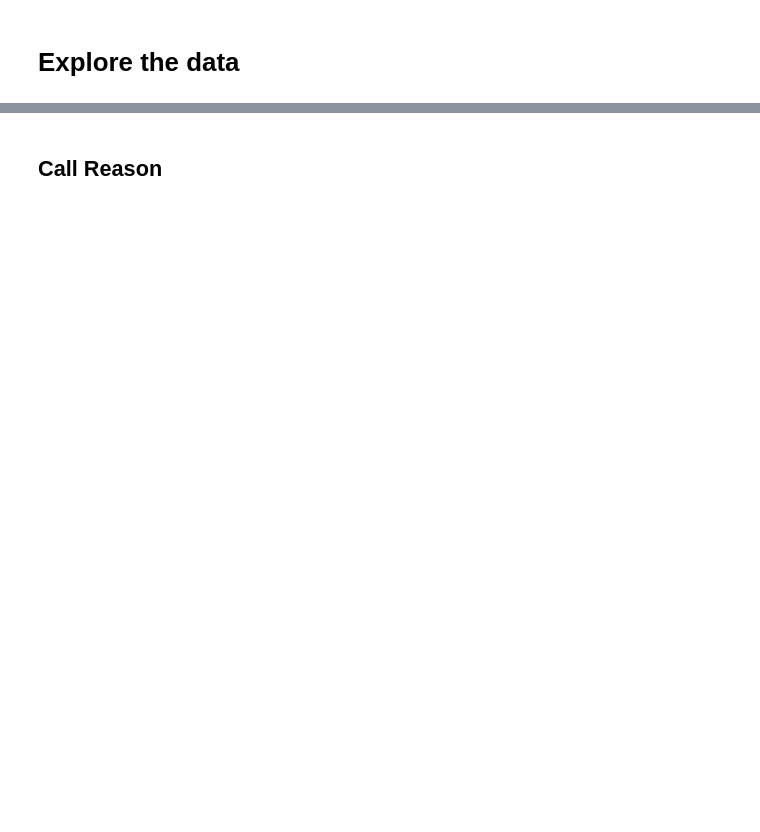
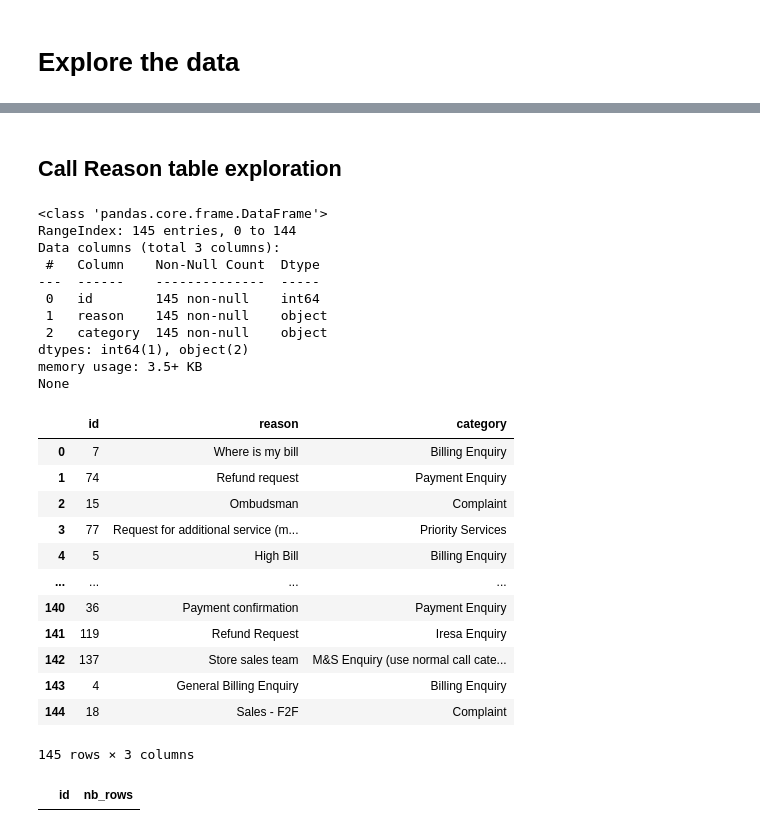
Before and after one commit to Abitben/octopus_case, a Jupyter notebook: Exploration.ipynb, the cells around one changed output, grey strips where cells are left out. Saved outputs shown, nothing was run; the diff lists cells and outputs as text; code cells hidden in the pictures; blank space fills up the shorter version.

Commit message:
exploration complete. To do : add some insight

```diff
--- a/Exploration.ipynb
+++ b/Exploration.ipynb
@@ -370,6 +32,63 @@ def get_dataframe(query):
   return df
 # %% [markdown]
-## Call Reason
+## Call Reason table exploration
+# %%
+# No limit because I want to see if there is null values
+
+query = """
+SELECT
+  *
+FROM
+  dev.raw_data.call_reason
+"""
+
+df = get_dataframe(query)
+print(df.info())
+df
+# %% [output]
+<class 'pandas.core.frame.DataFrame'>
+RangeIndex: 145 entries, 0 to 144
+Data columns (total 3 columns):
+ #   Column    Non-Null Count  Dtype
+---  ------    --------------  -----
+ 0   id        145 non-null    int64
+ 1   reason    145 non-null    object
+ 2   category  145 non-null    object
+dtypes: int64(1), object(2)
+memory usage: 3.5+ KB
+None
+|  | id | reason | category |
+| 0 | 7 | Where is my bill | Billing Enquiry |
+| 1 | 74 | Refund request | Payment Enquiry |
+| 2 | 15 | Ombudsman | Complaint |
+| 3 | 77 | Request for additional service (m... | Priority Services |
+| 4 | 5 | High Bill | Billing Enquiry |
+| ... | ... | ... | ... |
+| 140 | 36 | Payment confirmation | Payment Enquiry |
+| 141 | 119 | Refund Request | Iresa Enquiry |
+| 142 | 137 | Store sales team | M&S Enquiry (use normal call cate... |
+| 143 | 4 | General Billing Enquiry | Billing Enquiry |
+| 144 | 18 | Sales - F2F | Complaint |
+145 rows × 3 columns
+# %%
+# Primary key is the call_reason_id
+
+query = """
+SELECT
+  id
+  ,count(*) as nb_rows
+FROM
+  dev.raw_data.call_reason
+GROUP BY
+  id
+HAVING
+  nb_rows > 1
+"""
+
+df = get_dataframe(query)
+df
+# %% [output]
+|  | id | nb_rows |
 # %%
 query = """
 SELECT
```
Also changed, not shown: parts of 49 cells of this notebook, 3 other files.
